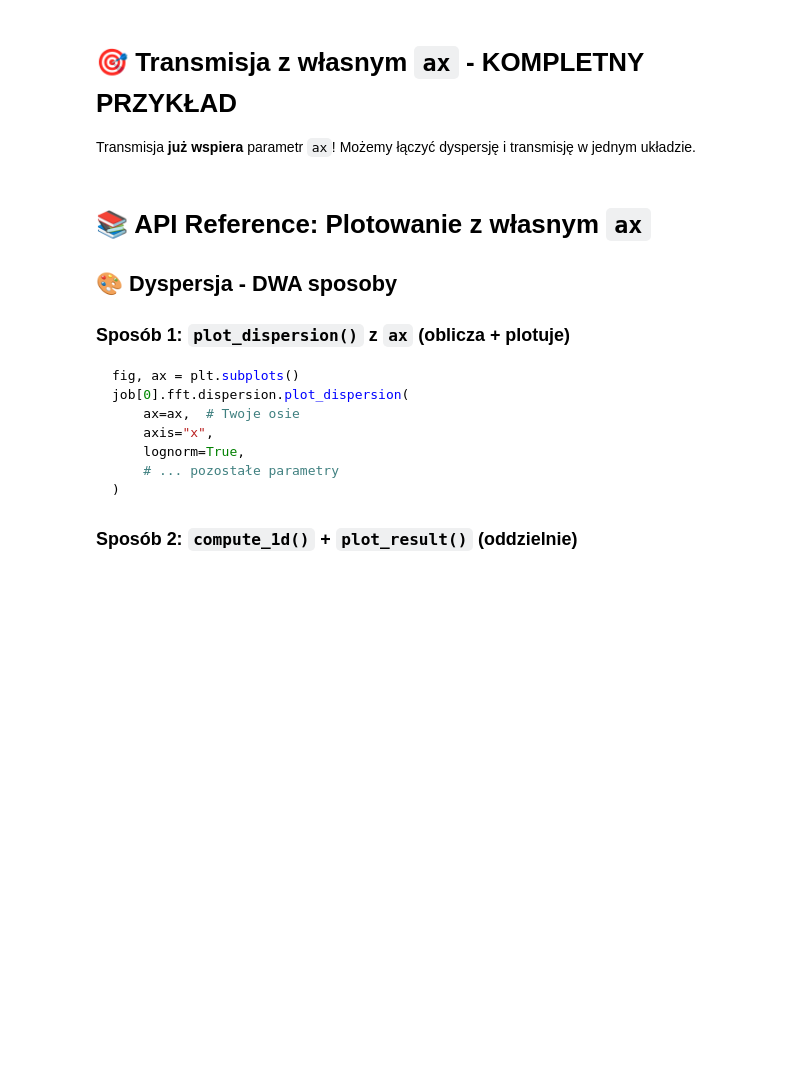
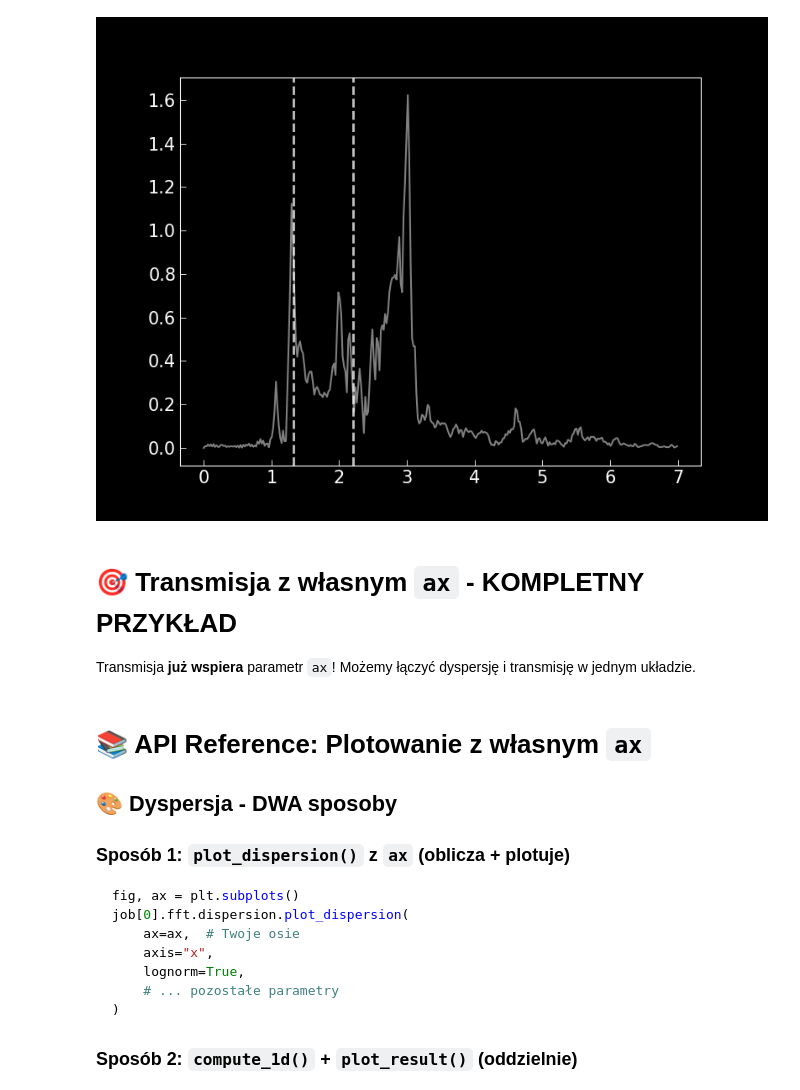
Before and after one commit to MateuszZelent/mmpp, a Jupyter notebook: mmpp/fft/transmission/Untitled-1.ipynb, the cells around one changed output. Saved outputs shown, nothing was run; the diff lists cells and outputs as text; code cells hidden in the pictures; blank space fills up the shorter version.

```diff
--- a/mmpp/fft/transmission/Untitled-1.ipynb
+++ b/mmpp/fft/transmission/Untitled-1.ipynb
@@ -490,10 +267,0 @@ dane = job[0].mlayer[:,-1,:,:,2].numpy()
-# %%
-dane2 = dane-dane.mean(axis=0)
-dane2 = dane2 - dane2[0, ...]
-
-dane2.shape
-dt=job[0].sampling_interval
-
-freqs = np.fft.rfftfreq(dane2.shape[0], dt)
-fft = np.fft.rfft(dane2,axis=0)
-print(fft.shape)
@@ -608,13 +289,15 @@ print(fft.shape)
 # %%
 plt.figure(dpi=100)
-plt.plot(freqs/1e9,np.abs(fft[:,-2000]),color="gray")
+plt.plot(freqs/1e9,np.abs(fft[:,x]),color="gray")
 
 for freq in horizontal_lines:
     # Linia na lewym wykresie (dispersion)
     plt.axvline(x=freq/1e9, color='white', linestyle='--', linewidth=2, alpha=0.5, zorder=10)
 
     # Linia na prawym wykresie (transmission)
     plt.axvline(x=freq/1e9, color='white', linestyle='--', linewidth=2, alpha=0.5, zorder=10)
+# %% [output]
+[figure, added]
 # %%
 job = mmpp.MMPP("/mnt/storage_2/scratch/pl0095-01/zelent/mannga/ksob/YIG_CoFeB_resonators_matrix/CoFeB_d_180nm_p_630nm_La_5um_ant_05um_YIG_70nm_fcut_4GHz_cz_5nm/comsol_verify/transmission/transmission_k_szulc_parameters8mt_v6.zarr",debug=True)
 job[0].dx
```
Also changed, not shown: parts of 54 cells of this notebook, 45 other files.
